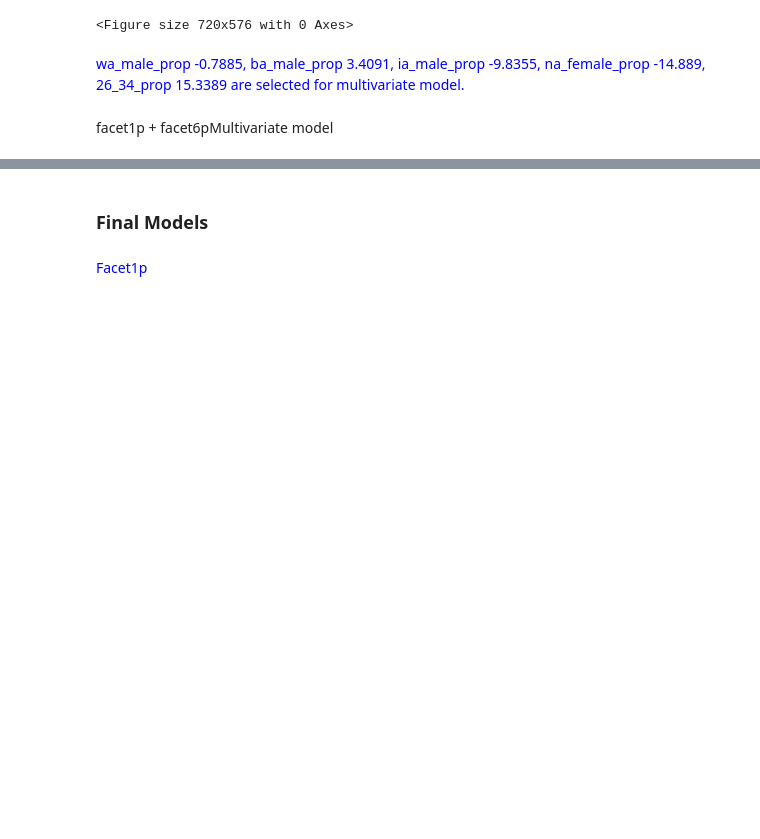
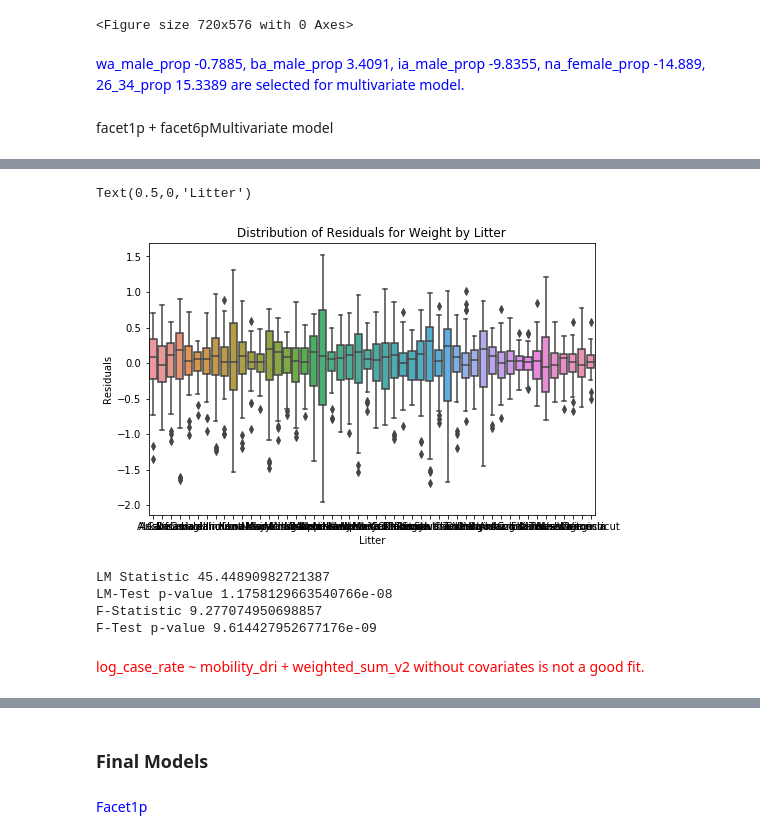
Before and after one commit to junhuayang/Covid19-Twitter-Analysis, a Jupyter notebook: daily_facetp_experiment.ipynb, the cells around one changed output, grey strips where cells are left out. Saved outputs shown, nothing was run; the diff lists cells and outputs as text; code cells hidden in the pictures; blank space fills up the shorter version.

```diff
--- a/daily_facetp_experiment.ipynb
+++ b/daily_facetp_experiment.ipynb
@@ -446,0 +758,27 @@ Warnings:
+# %%
+fig = plt.figure(figsize = (8, 5))
+
+ax = sns.boxplot(x = model.model.groups, y = model.resid)
+
+ax.set_title("Distribution of Residuals for Weight by Litter")
+ax.set_ylabel("Residuals")
+ax.set_xlabel("Litter")
+# %% [output]
+Text(0.5,0,'Litter')
+[figure, added]
+# %%
+from statsmodels.stats.diagnostic import het_white
+
+het_white_res = het_white(model.resid, model.model.exog)
+
+labels = ["LM Statistic", "LM-Test p-value", "F-Statistic", "F-Test p-value"]
+
+for key, val in dict(zip(labels, het_white_res)).items():
+    print(key, val)
+# %% [output]
+LM Statistic 45.44890982721387
+LM-Test p-value 1.1758129663540766e-08
+F-Statistic 9.277074950698857
+F-Test p-value 9.614427952677176e-09
+# %% [markdown]
+<font color=red> log_case_rate ~ mobility_dri + weighted_sum_v2 without covariates is not a good fit.
```
Also changed, not shown: parts of 57 cells of this notebook.
